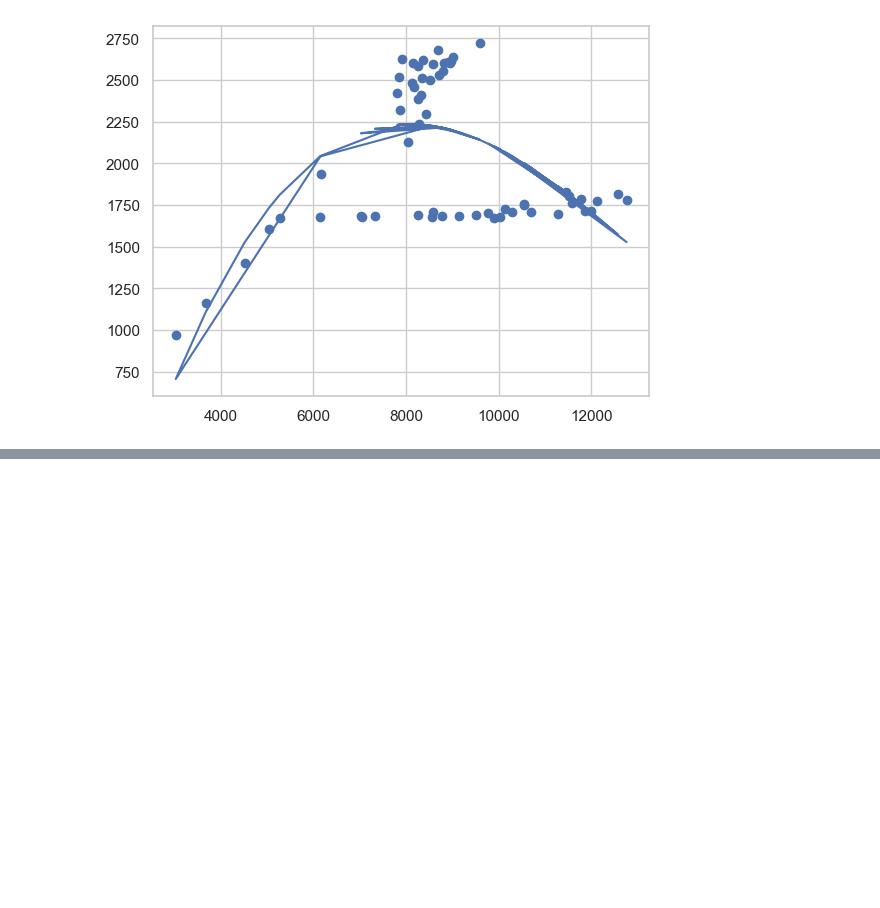
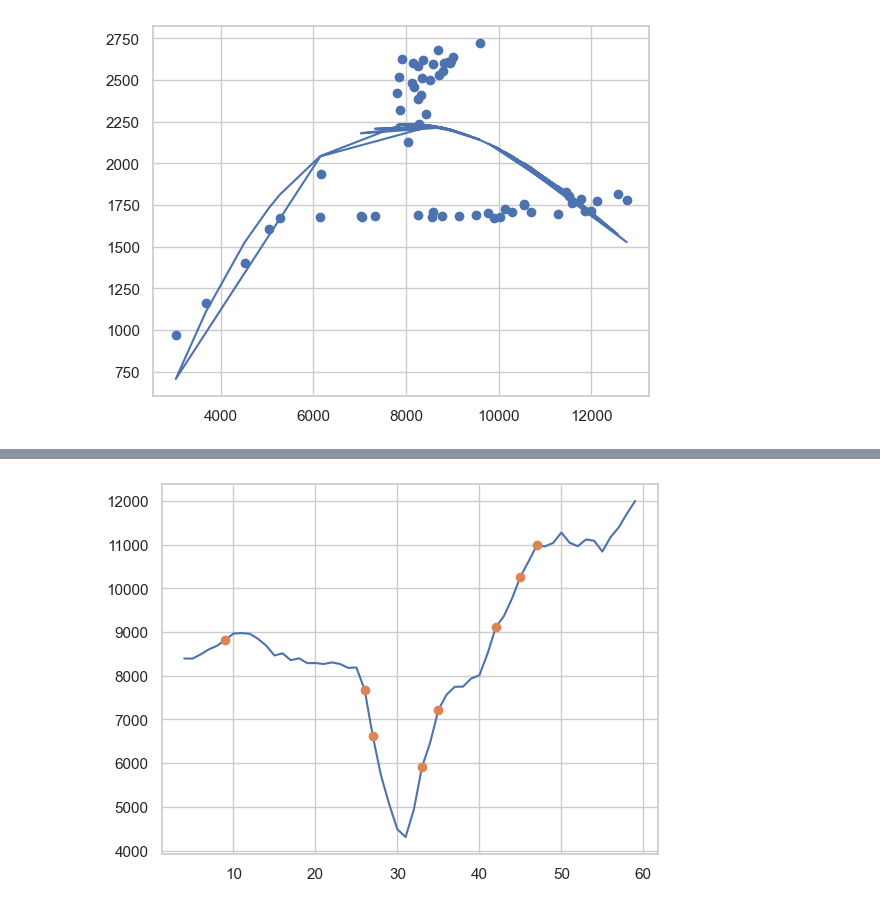
Before and after one commit to EdMendoza93/2023162, a Jupyter notebook: MSC_DA_CA2.ipynb, the cells around one changed output, grey strips where cells are left out. Saved outputs shown, nothing was run; the diff lists cells and outputs as text; code cells hidden in the pictures; blank space fills up the shorter version.

```diff
--- a/MSC_DA_CA2.ipynb
+++ b/MSC_DA_CA2.ipynb
@@ -309,3 +307,28 @@ alt.Chart(transport_df).mark_point(filled=True).encode(
 )
 # %% [output]
 [interactive output not drawn]
+# %%
+from matplotlib.figure import Figure
+from matplotlib.backends.backend_agg import FigureCanvas
+import numpy as np
+
+def mpl_plot(avg, highlight):
+    fig = Figure()
+    FigureCanvas(fig)
+    ax = fig.add_subplot()
+    avg.plot(ax=ax)
+    if not highlight.empty:
+        highlight.plot(style='o', ax=ax)
+    return fig
+
+def find_outliers(variable='Passengers Tren', window=5, sigma=2, view_fn=mpl_plot):
+    avg = transport_df[variable].rolling(window=window).mean()
+    residual = transport_df[variable] - avg
+    std = residual.rolling(window=window).std()
+    outliers = (np.abs(residual) > std * sigma)
+    return view_fn(avg, avg[outliers])
+
+
+find_outliers(variable='Passengers Tren')
+# %% [output]
+[figure, added]
```
Also changed, not shown: parts of 4 cells of this notebook.
